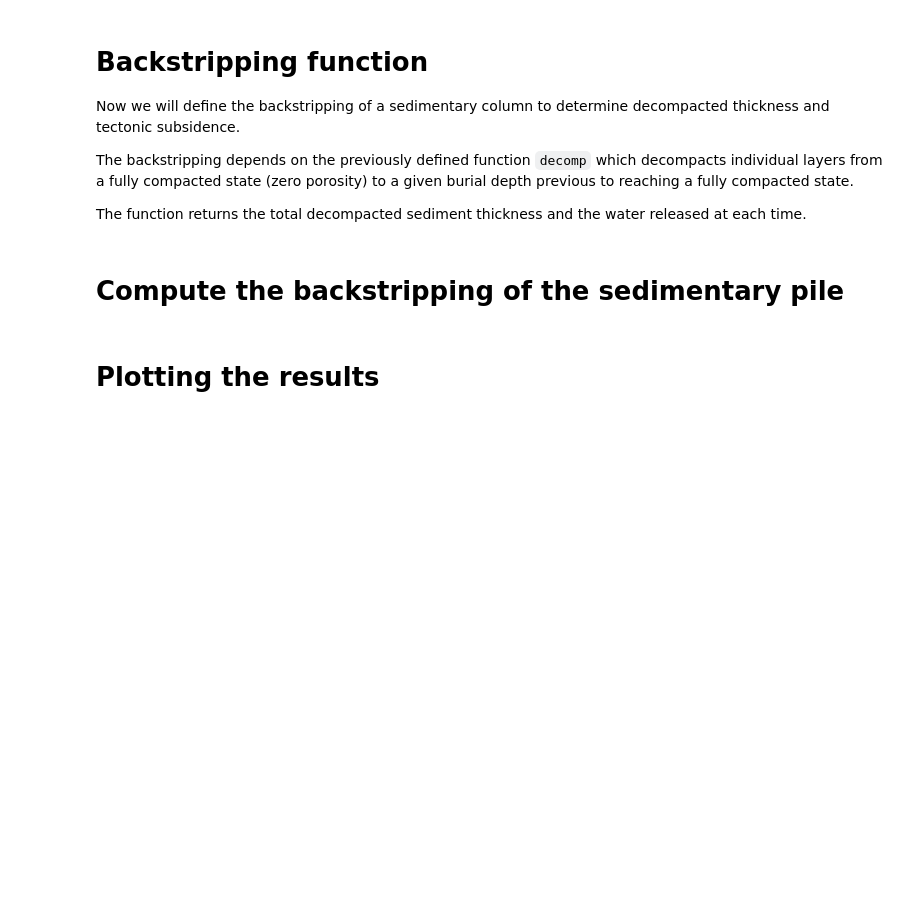
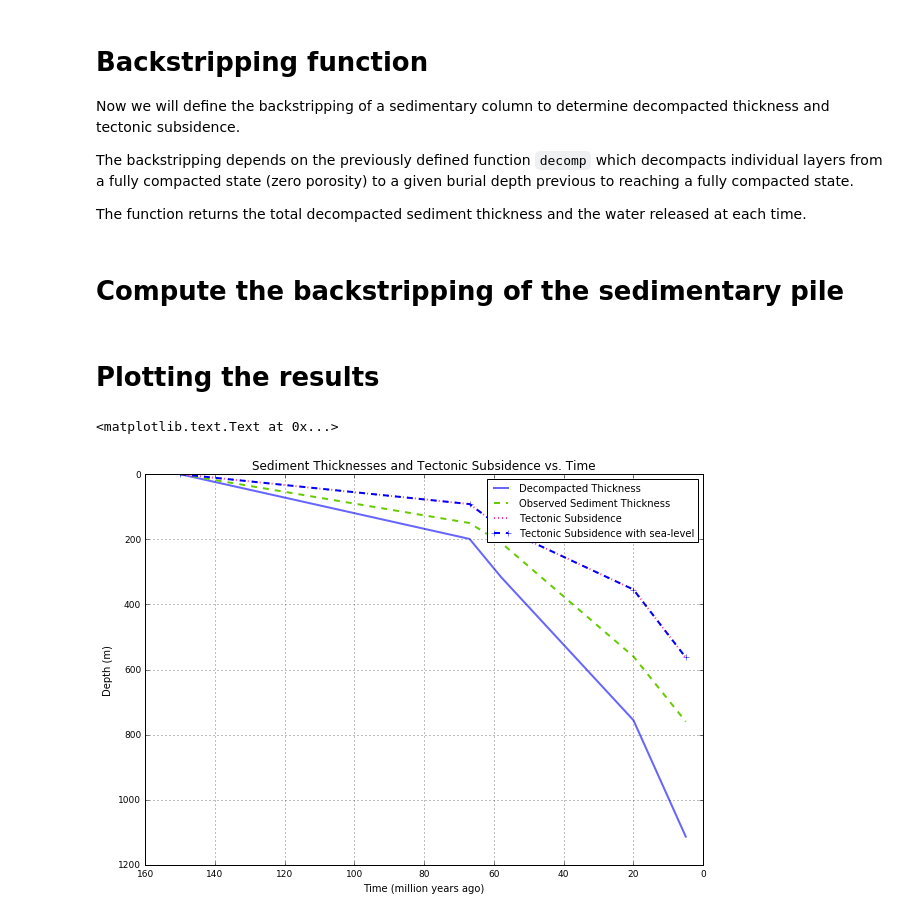
Before and after one commit to tristan-salles/LABS-GEOS3102, a Jupyter notebook: GEOS3102/LAB5/backstrip.ipynb, the cells around one changed output. Drawn from its saved outputs; the diff is of its cells as text; code cells hidden in the pictures; blank space fills up the shorter version.

```diff
--- a/GEOS3102/LAB5/backstrip.ipynb
+++ b/GEOS3102/LAB5/backstrip.ipynb
@@ -29,12 +29,12 @@ def decomp(d1,d2,por,ro,dm,rhow,rhom):
     z1 = d1
 
     # Defining the thickness of the slab
-    zs = np.sqrt(pow(z2-z1,2))
+    zs = np.abs(z2-z1)
 
     # Calculating the decompaction
     for m in range(2):
         # Variables for the first iteration
-        avp = por*(1.0-(z1+z2)/(2*dm))
+        avp = por*(1.0-(z1+z2)/(2.*dm))
         dro = ro*(1.0-avp)+rhow*avp
         v1 = zs*(1.0+(avp/(1.0-avp)))
 
@@ -70,30 +70,32 @@ def backstrip(t,z,rhow,rhom):
 
     # Starting time loop
     # Total number of layers: 4
-    for i in range(1,5):
+    for i in range(4):
         # Array for water realised
-        z3 = np.zeros(5)
+        z3 = np.zeros(4)
         # Thickness of decompacted sediment package
         z2a = 0. # set at 0 at start
 
         # Starting section loop
         # Number of layers at time t(i)
-        zsed1 = np.zeros(5)
-        for j in range(1,i+1):
+        zsed1 = np.zeros(4)
+
+        # Number of layer at time t(i)
+        for j in range(i+1):
 
             # assigning values to units depending on whether
-            # sedimentary unit index is odd or even (1-4). Odd
+            # sedimentary unit index is odd or even (0-3). Odd
             # corresponds to shale and even to sandstone.
             # Here % sign is used to calculate the modulus
             # (depending on whether unit number is odd or even)
-            if (i+1-j)%2==0:
-                por = 0.6
-                dm = 6000
-                ro = 2.72
-            else:
+            if (i-j)%2==0:
                 por = 0.25
                 dm = 10000
                 ro = 2.65
+            else:
+                por = 0.5
+                dm = 6000
+                ro = 2.72
 
             # Setting up d1 and d2 for each loop
             # d1 is the thickness of overlying (decompacted) sediment
@@ -101,7 +103,7 @@ def backstrip(t,z,rhow,rhom):
             # d2 is the observed thickness of the underlying sediment
             # package
             d1 = z2a
-            d2 = z[i+1-j]
+            d2 = z[i-j]
 
             # Decompacting layer
             # td = decompacted sediment thickness
@@ -171,18 +194,29 @@ for n in range(1,5):
 # %%
 fig = plt.figure(figsize = (10,7))
 plt.rc("font", size=9)
 ax = fig.add_subplot(1, 1, 1)
 ax.set_title('Sediment Thicknesses and Tectonic Subsidence vs. Time', fontsize=12)
 
-plt.plot(t1[1:6],decompthick[1:6],'-',color='#6666FF',linewidth=2,label='Decompacted Thickness')
-plt.plot(t1[1:6],sed_depth[1:6],'--',color='#66CC00',linewidth=2,label='Observed Sediment Thickness')
-plt.plot(t1[1:6],tecsub[1:6],':',color='#FF3399',linewidth=2,label='Tectonic Subsidence')
+# Decompacted thickness
+plt.plot(t1,decompthick,'-',color='#6666FF',linewidth=2,label='Decompacted Thickness')
+
+# Observed Sediment Thickness
+plt.plot(t1,sed_depth,'--',color='#66CC00',linewidth=2,label='Observed Sediment Thickness')
+
+# Tectonic Subsidence
+plt.plot(t1,tecsub,':',color='#FF3399',linewidth=2,label='Tectonic Subsidence')
+
+# Tectonic Subsidence with sea-level and water depth
+plt.plot(t1,tecsub+slsubs+waterD,'+--',color='b',linewidth=2,label='Tectonic Subsidence with sea-level')
 
 axes = plt.gca().invert_xaxis()
 axes = plt.gca().invert_yaxis()
 
 axes = plt.gca()
 plt.legend(loc=1, fontsize=10)
 plt.grid(True)
 plt.xlabel('Time (million years ago)',fontsize=10)
 plt.ylabel('Depth (m)',fontsize=10)
+# %% [output]
+<matplotlib.text.Text at 0x...>
+[figure, added]
```
Also changed, not shown: parts of 1 cell of this notebook, 1 other file.
